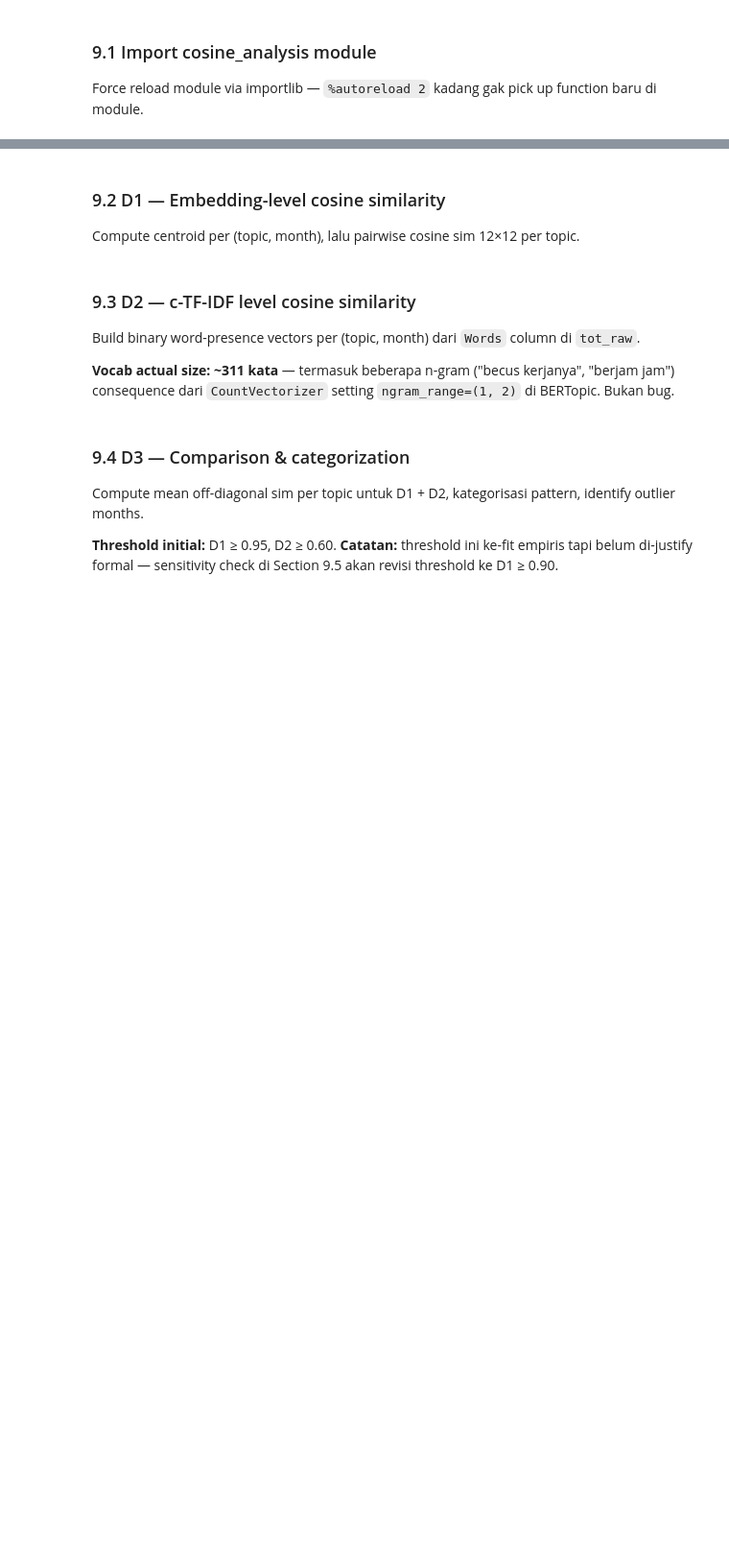
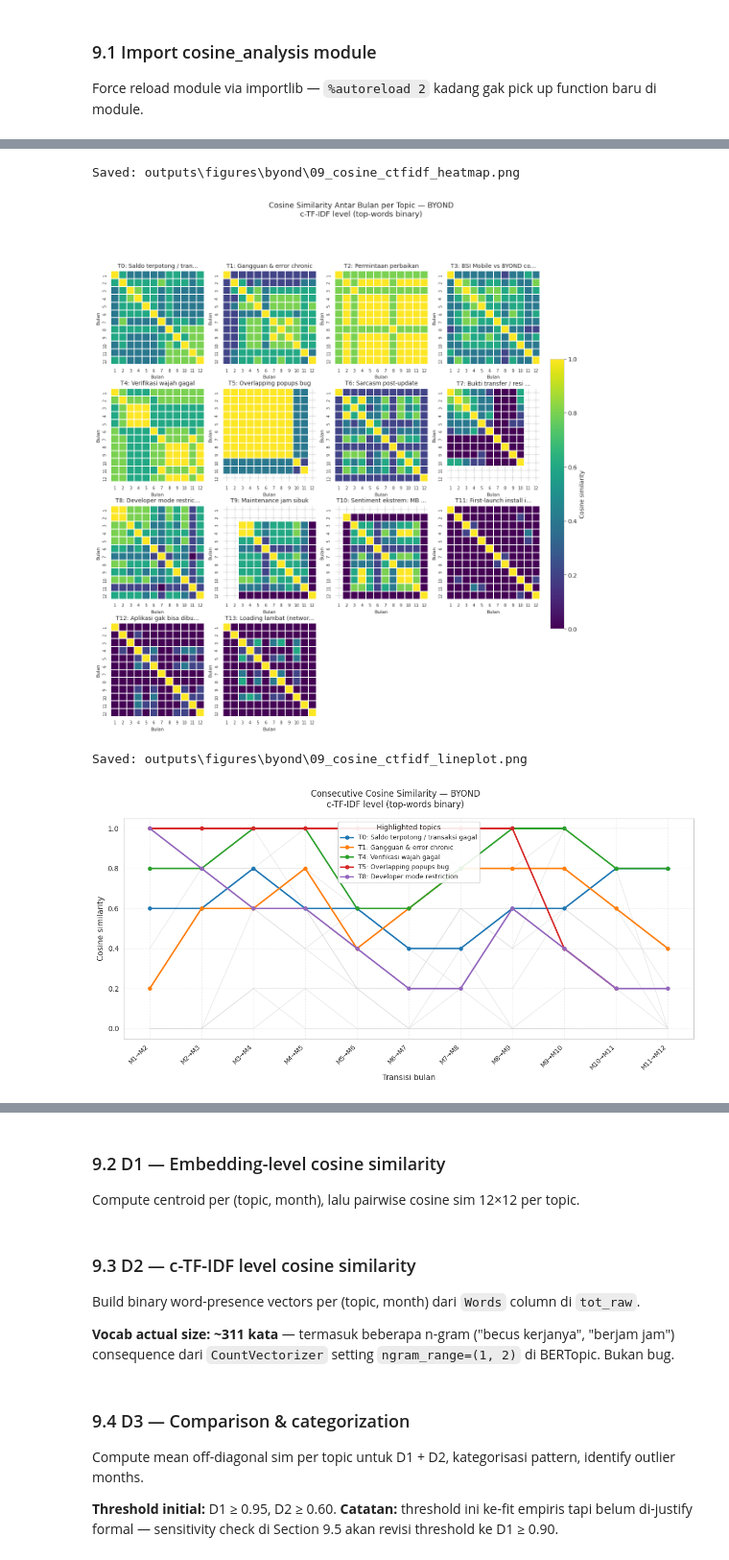
Before and after one commit to rabithahz-salwa/skripsi-bertopic-superapp, a Jupyter notebook: 06_bertopic_byond.ipynb, the cells around one changed output, grey strips where cells are left out. Shown at 96% size. Saved outputs shown, nothing was run; the diff lists cells and outputs as text; code cells hidden in the pictures; blank space fills up the shorter version.

```diff
--- a/06_bertopic_byond.ipynb
+++ b/06_bertopic_byond.ipynb
@@ -1601,0 +1848,68 @@ print("✓ cosine_analysis module imported")
+# %%
+# ============================================================
+# Section 9.4: D2 — Plot heatmap + lineplot + comparison CSV
+# ============================================================
+# Output:
+# - 09_cosine_ctfidf_heatmap.png
+# - 09_cosine_ctfidf_lineplot.png
+# - byond_section9_comparison.csv (per-topic D1 + D2 mean for threshold)
+
+# D2 heatmap
+fig_d2_heatmap = plot_cosine_heatmaps(
+    sim_matrices=sim_matrices_d2,
+    topic_labels=TOPIC_LABELS_BYOND,
+    fig_dir=FIG_DIR,
+    app_name="byond",
+    approach="ctfidf",
+)
+plt.show()
+plt.close(fig_d2_heatmap)
+
+# D2 lineplot
+fig_d2_line = plot_cosine_lineplot_highlighted(
+    consecutive_sims=consecutive_sims_d2,
+    topic_labels=TOPIC_LABELS_BYOND,
+    fig_dir=FIG_DIR,
+    app_name="byond",
+    highlight_topics=[0, 1, 4, 5, 8],  # BYOND narrative final
+    approach="ctfidf",
+)
+plt.show()
+plt.close(fig_d2_line)
+
+# ----- Build comparison CSV -----
+import numpy as np
+
+comparison_records = []
+for topic_id in sorted(TOPIC_LABELS_BYOND.keys()):
+    # D1 mean: average of upper triangle (exclude diagonal + NaN)
+    sim_d1 = sim_matrices_d1[topic_id].values
+    # Mask: upper triangle (excl diagonal) + non-NaN
+    upper_mask = np.triu(np.ones_like(sim_d1, dtype=bool), k=1)
+    valid_d1 = sim_d1[upper_mask]
+    valid_d1 = valid_d1[~np.isnan(valid_d1)]
+    d1_mean = float(np.mean(valid_d1)) if len(valid_d1) > 0 else np.nan
+
+    # D2 mean: same logic
+    sim_d2 = sim_matrices_d2[topic_id].values
+    valid_d2 = sim_d2[upper_mask]
+    valid_d2 = valid_d2[~np.isnan(valid_d2)]
+    d2_mean = float(np.mean(valid_d2)) if len(valid_d2) > 0 else np.nan
+
+    comparison_records.append({
+        'Topic': f"T{topic_id}",
+        'Topic_Label': TOPIC_LABELS_BYOND[topic_id],
+        'D1_mean': round(d1_mean, 4),
+        'D2_mean': round(d2_mean, 4),
+    })
+
+comparison_df = pd.DataFrame(comparison_records)
+comparison_path = "outputs/tables/byond_section9_comparison.csv"
+comparison_df.to_csv(comparison_path, index=False)
+print(f"\n✓ Saved comparison: {comparison_path}")
+print(f"\n{comparison_df.to_string(index=False)}")
+# %% [output]
+Saved: outputs\figures\byond\09_cosine_ctfidf_heatmap.png
+[figure, added]
+Saved: outputs\figures\byond\09_cosine_ctfidf_lineplot.png
+[figure, added]
```
Also changed, not shown: parts of 10 cells of this notebook, 7 other files.
